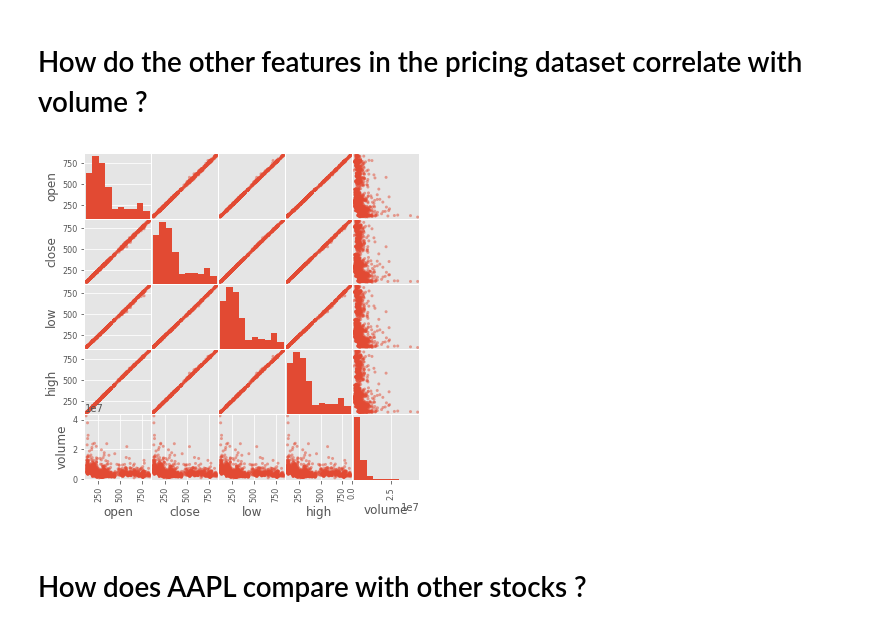
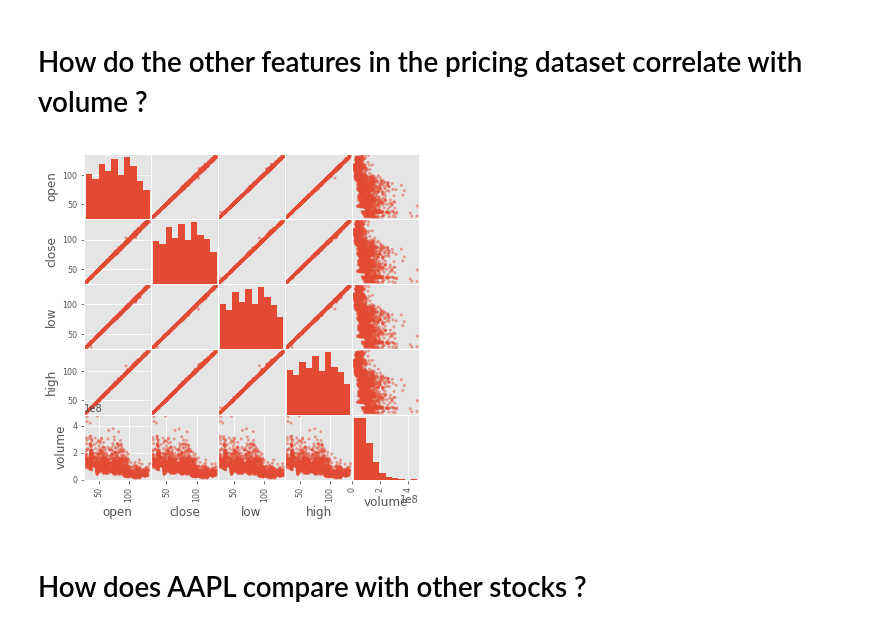
Before and after one commit to plj91682/Thinkful_Assignments, a Jupyter notebook: Thinkful_Assignment_Capstone.ipynb, the cells around one changed output. Saved outputs shown, nothing was run; the diff lists cells and outputs as text; code cells hidden in the pictures.

Commit message:
fixing errors with charts

```diff
--- a/Thinkful_Assignment_Capstone.ipynb
+++ b/Thinkful_Assignment_Capstone.ipynb
@@ -116,10 +116,10 @@ The scatterplot of the high-price and volume features shows that this conclusion
 # %% [markdown]
 # How do the other features in the pricing dataset correlate with volume ?
 # %%
-pd.plotting.scatter_matrix(stock_df, figsize=(6,6))
+pd.plotting.scatter_matrix(apple_df, figsize=(6,6))
 plt.show()
 # %% [output]
-[figure, old version]
+[figure, new version]
 # %% [markdown]
 # How does AAPL compare with other stocks ?
 # %% [markdown]
```
Also changed, not shown: parts of 4 cells of this notebook.
